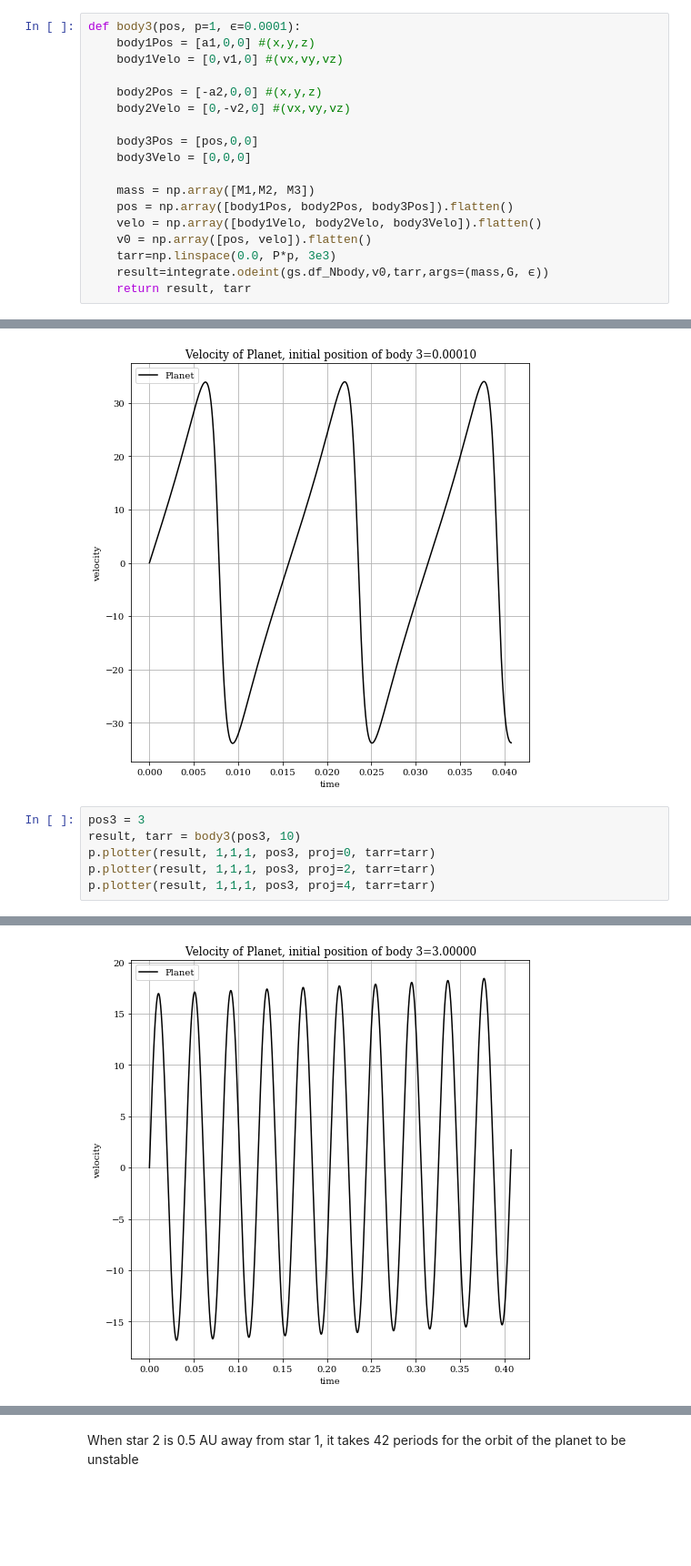
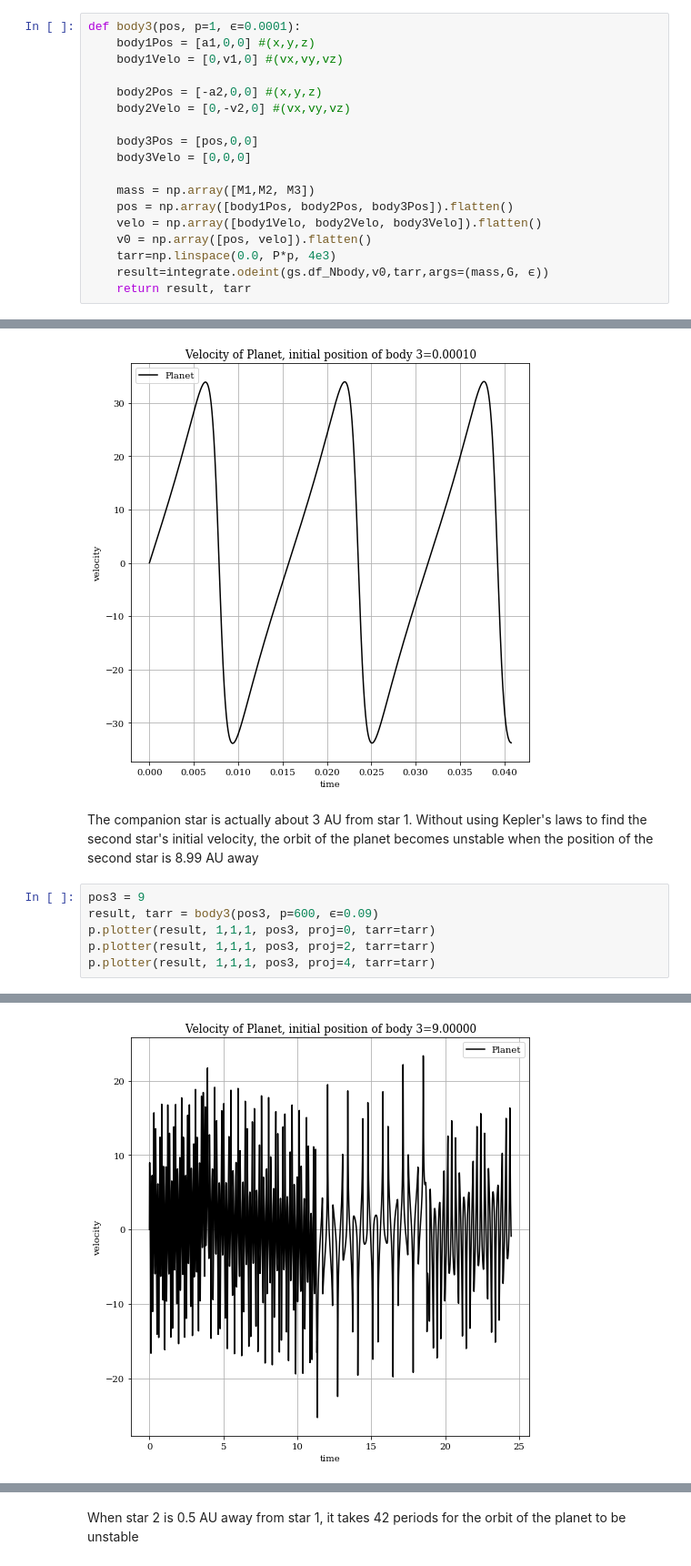
Before and after one commit to ReiCampo/Project-2-Exoplanets, a Jupyter notebook: Subanalysis - Kepler 693.ipynb, the cells around one changed output, grey strips where cells are left out. Shown at 91% size. Saved outputs shown, nothing was run; the diff lists cells and outputs as text; blank space fills up the shorter version.

```diff
--- a/Subanalysis - Kepler 693.ipynb
+++ b/Subanalysis - Kepler 693.ipynb
@@ -49,6 +50,6 @@ def body3(pos, p=1, ϵ=0.0001):
     pos = np.array([body1Pos, body2Pos, body3Pos]).flatten()
     velo = np.array([body1Velo, body2Velo, body3Velo]).flatten()
     v0 = np.array([pos, velo]).flatten()
-    tarr=np.linspace(0.0, P*p, 3e3)
+    tarr=np.linspace(0.0, P*p, 4e3)
     result=integrate.odeint(gs.df_Nbody,v0,tarr,args=(mass,G, ϵ))
     return result, tarr
@@ -74,9 +117,11 @@ p.plotter(result, 1,1,1, pos3, proj=4, tarr=tarr)
 [figure]
 [figure]
 [figure]
+# %% [markdown]
+The companion star is actually about 3 AU from star 1. Without using Kepler's laws to find the second star's initial velocity, the orbit of the planet becomes unstable when the position of the second star is 8.99 AU away
 # %%
-pos3 = 3
-result, tarr = body3(pos3, 10)
+pos3 = 9
+result, tarr = body3(pos3, p=600, ϵ=0.09)
 p.plotter(result, 1,1,1, pos3, proj=0, tarr=tarr)
 p.plotter(result, 1,1,1, pos3, proj=2, tarr=tarr)
 p.plotter(result, 1,1,1, pos3, proj=4, tarr=tarr)
@@ -86,2 +131,2 @@ p.plotter(result, 1,1,1, pos3, proj=4, tarr=tarr)
-[figure, old version]
+[figure, new version]
 # %% [markdown]
```
Also changed, not shown: parts of 18 cells of this notebook.
